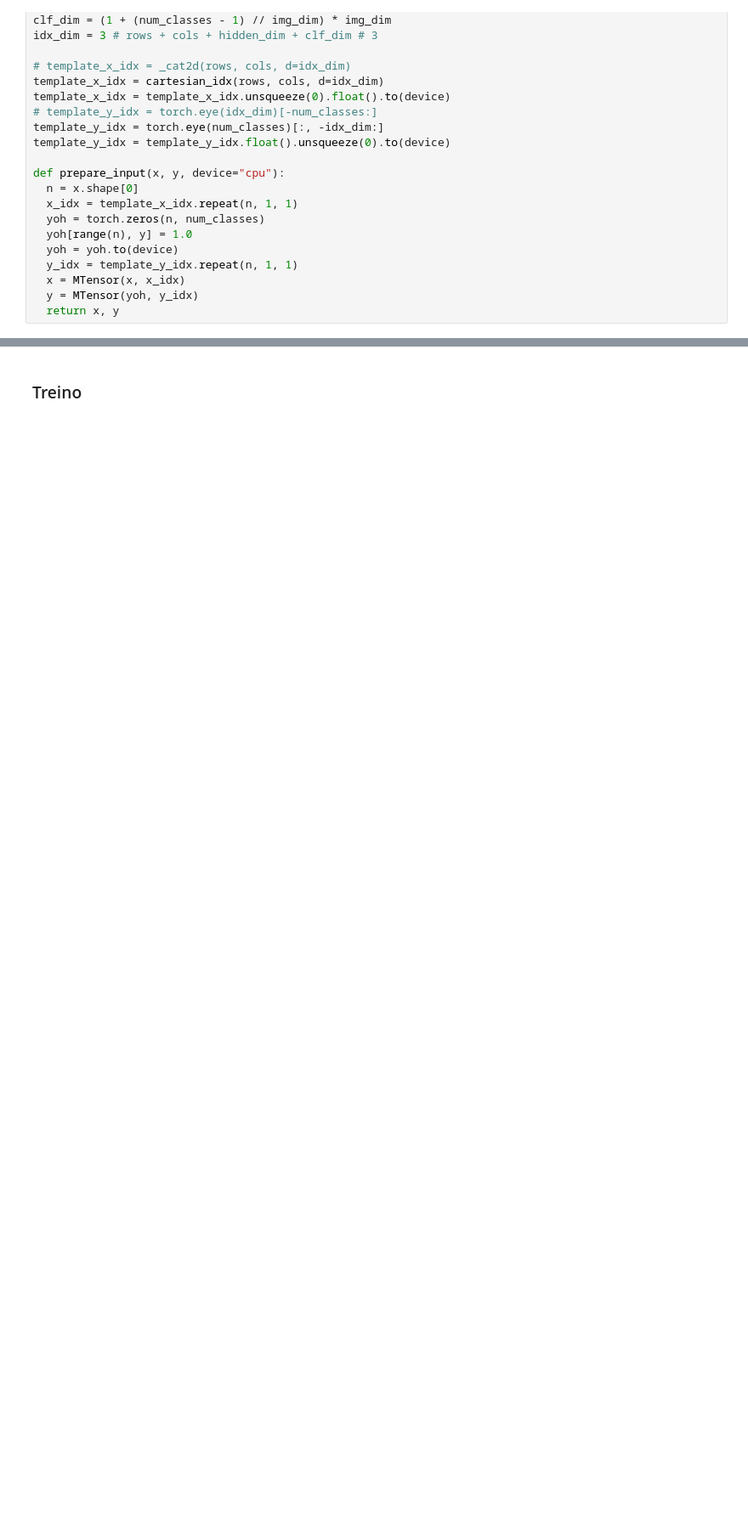
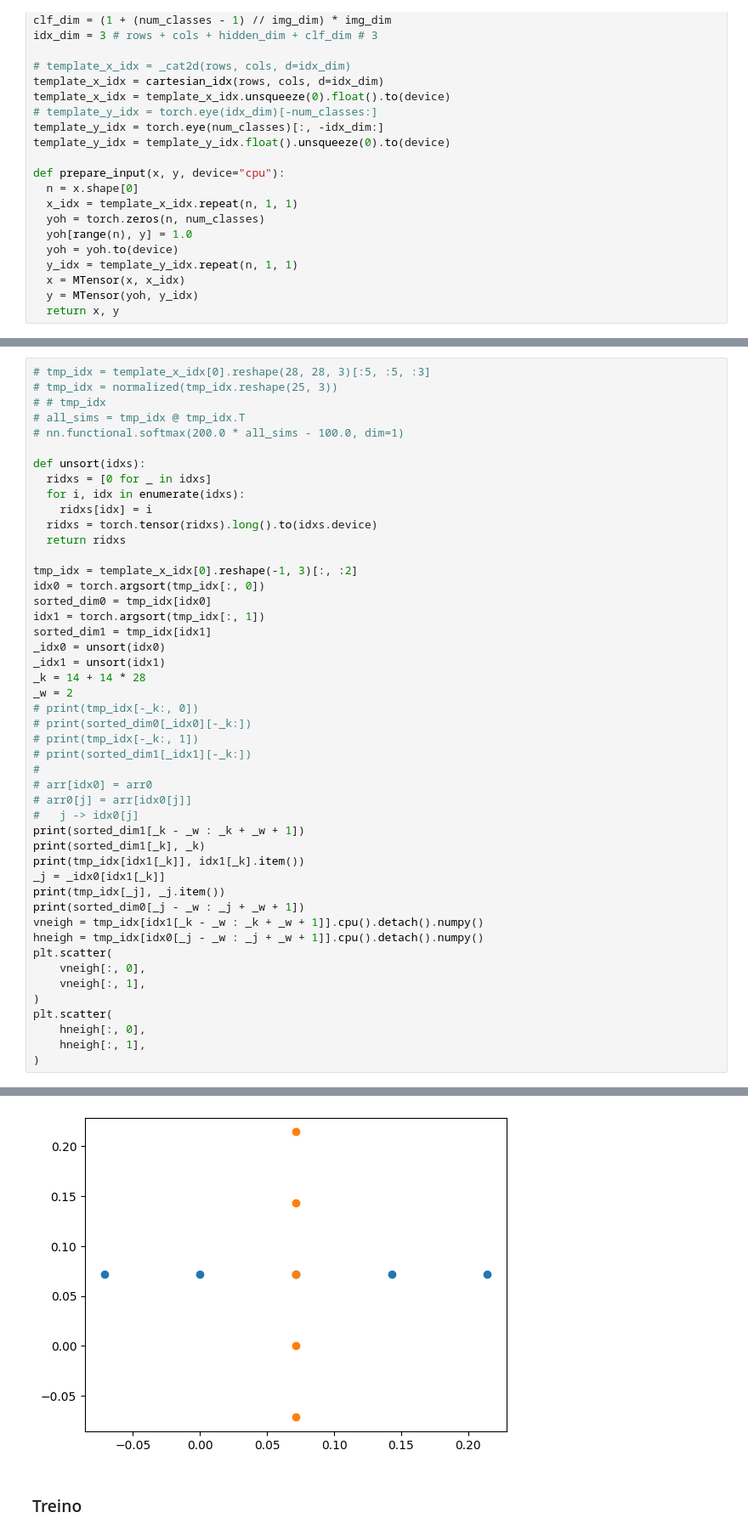
Before and after one commit to Ronnypetson/titanic, a Jupyter notebook: MNIST_Maromba.ipynb, the cells around one changed output, grey strips where cells are left out. Shown at 85% size. Cells and saved outputs as stored; diff of their text form; blank space fills up the shorter version.

```diff
--- a/MNIST_Maromba.ipynb
+++ b/MNIST_Maromba.ipynb
@@ -1080,0 +1046,48 @@ def prepare_input(x, y, device="cpu"):
+# %%
+# tmp_idx = template_x_idx[0].reshape(28, 28, 3)[:5, :5, :3]
+# tmp_idx = normalized(tmp_idx.reshape(25, 3))
+# # tmp_idx
+# all_sims = tmp_idx @ tmp_idx.T
+# nn.functional.softmax(200.0 * all_sims - 100.0, dim=1)
+
+def unsort(idxs):
+  ridxs = [0 for _ in idxs]
+  for i, idx in enumerate(idxs):
+    ridxs[idx] = i
+  ridxs = torch.tensor(ridxs).long().to(idxs.device)
+  return ridxs
+
+tmp_idx = template_x_idx[0].reshape(-1, 3)[:, :2]
+idx0 = torch.argsort(tmp_idx[:, 0])
+sorted_dim0 = tmp_idx[idx0]
+idx1 = torch.argsort(tmp_idx[:, 1])
+sorted_dim1 = tmp_idx[idx1]
+_idx0 = unsort(idx0)
+_idx1 = unsort(idx1)
+_k = 14 + 14 * 28
+_w = 2
+# print(tmp_idx[-_k:, 0])
+# print(sorted_dim0[_idx0][-_k:])
+# print(tmp_idx[-_k:, 1])
+# print(sorted_dim1[_idx1][-_k:])
+#
+# arr[idx0] = arr0
+# arr0[j] = arr[idx0[j]]
+#   j -> idx0[j]
+print(sorted_dim1[_k - _w : _k + _w + 1])
+print(sorted_dim1[_k], _k)
+print(tmp_idx[idx1[_k]], idx1[_k].item())
+_j = _idx0[idx1[_k]]
+print(tmp_idx[_j], _j.item())
+print(sorted_dim0[_j - _w : _j + _w + 1])
+vneigh = tmp_idx[idx1[_k - _w : _k + _w + 1]].cpu().detach().numpy()
+hneigh = tmp_idx[idx0[_j - _w : _j + _w + 1]].cpu().detach().numpy()
+plt.scatter(
+    vneigh[:, 0],
+    vneigh[:, 1],
+)
+plt.scatter(
+    hneigh[:, 0],
+    hneigh[:, 1],
+)
+# %% [output]
@@ -1081,3 +1108,4 @@ def prepare_input(x, y, device="cpu"):
+[figure, added]
 # %% [markdown]
 ### Treino
 # %%
```
Also changed, not shown: parts of 11 cells of this notebook.
